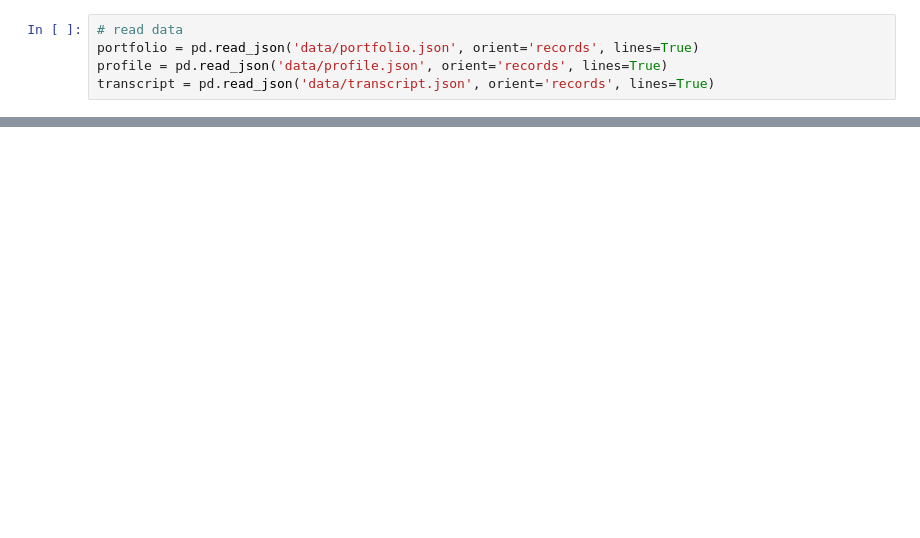
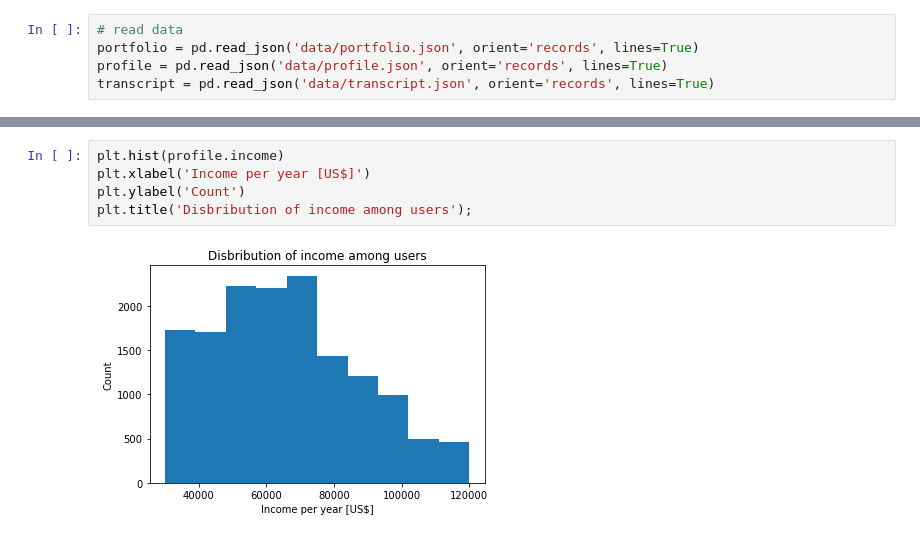
Before and after one commit to zoraaroz/marketing-success-prediction, a Jupyter notebook: outcome_classification.ipynb, the cells around one changed output, grey strips where cells are left out. Saved outputs shown, nothing was run; the diff lists cells and outputs as text; blank space fills up the shorter version.

```diff
--- a/outcome_classification.ipynb
+++ b/outcome_classification.ipynb
@@ -26,0 +188,7 @@ transcript.head()
+# %%
+plt.hist(profile.income)
+plt.xlabel('Income per year [US$]')
+plt.ylabel('Count')
+plt.title('Disbribution of income among users');
+# %% [output]
+[figure, added]
```
Also changed, not shown: parts of 39 cells of this notebook.
